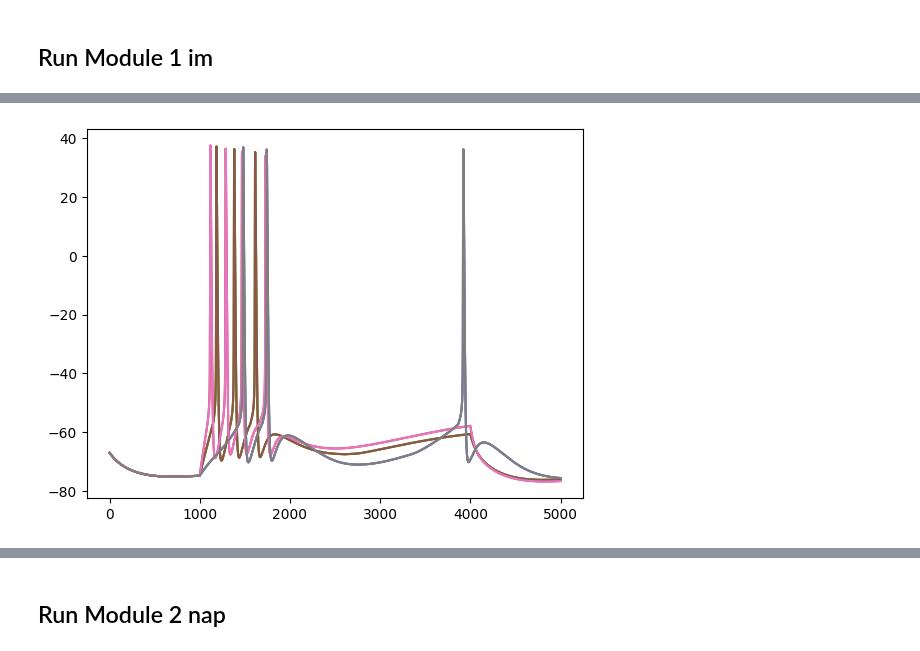
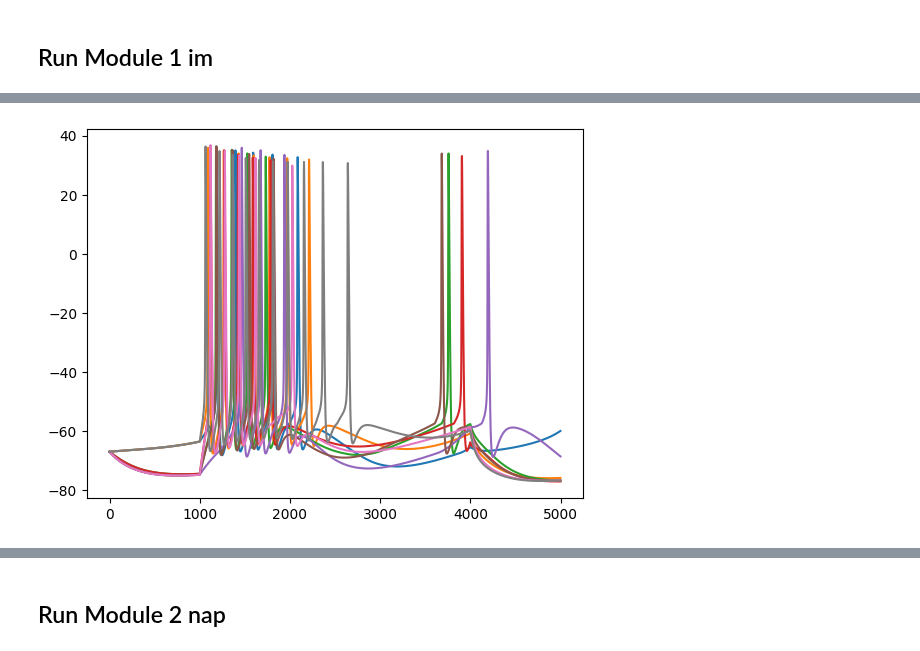
Before and after one commit to V-Marco/ACT, a Jupyter notebook: experiments/BursterIzhikevich/not-filtered/Full_vhalf_vcutoff.ipynb, the cells around one changed output, grey strips where cells are left out. Drawn from its saved outputs; the diff is of its cells as text; code cells hidden in the pictures.

```diff
--- a/experiments/BursterIzhikevich/not-filtered/Full_vhalf_vcutoff.ipynb
+++ b/experiments/BursterIzhikevich/not-filtered/Full_vhalf_vcutoff.ipynb
@@ -244,25 +244,25 @@ Module runtime: 0:00:08.067340
 # %%
 import numpy as np
 
-data = np.load("./output/BursterIzh_Full_vhalf_vcutoff_sl-10-5/52/module_1/train/combined_out.npy")
+data = np.load("./output/BursterIzh_Full_vhalf_vcutoff_sl-5-4/52/module_1/train/combined_out.npy")
 
 Voltage = data[:,:,0]
 Current = data[:,:,1]
 g = data[:,:,2]
 
 import matplotlib.pyplot as plt
 
 plt.plot(Voltage[0])
 plt.plot(Voltage[1])
 plt.plot(Voltage[2])
 plt.plot(Voltage[3])
 plt.plot(Voltage[4])
 plt.plot(Voltage[5])
 plt.plot(Voltage[6])
 plt.plot(Voltage[7])
 plt.show()
 # %% [output]
-[figure, old version]
+[figure, new version]
 # %%
 mod1.pickle_rf(mod1.rf_model,f"{module_1_folder}/trained_rf.pkl")
 print(train_cell.predicted_g)
```
Also changed, not shown: parts of 17 cells of this notebook, 3 other files.
